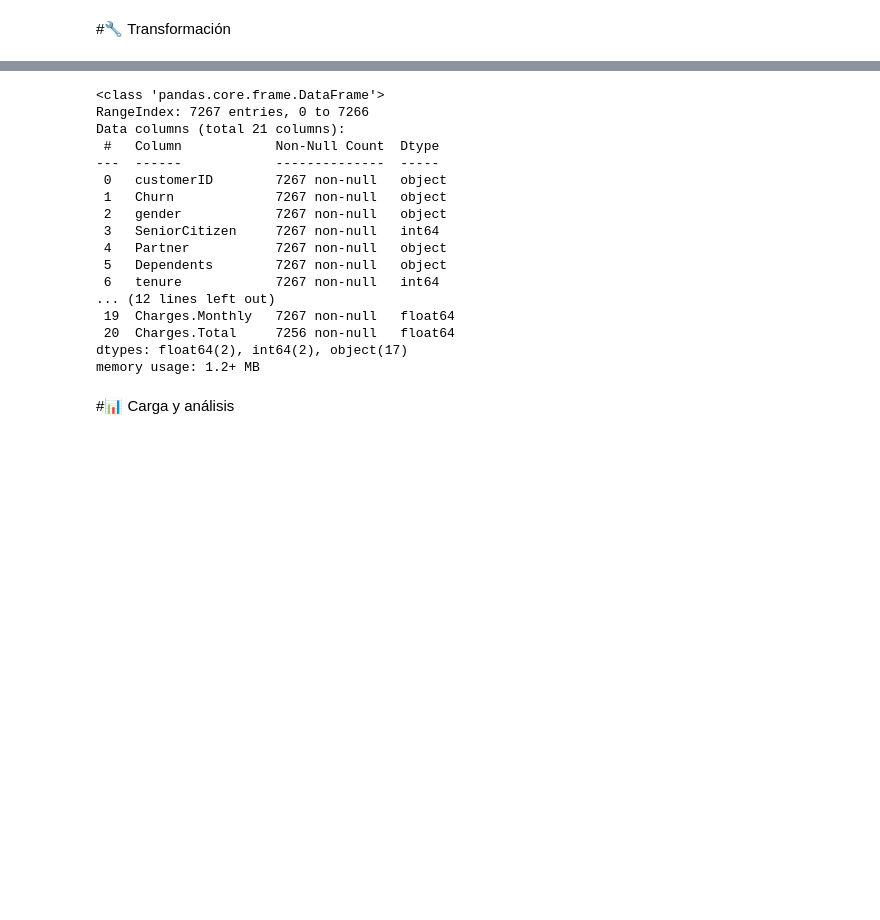
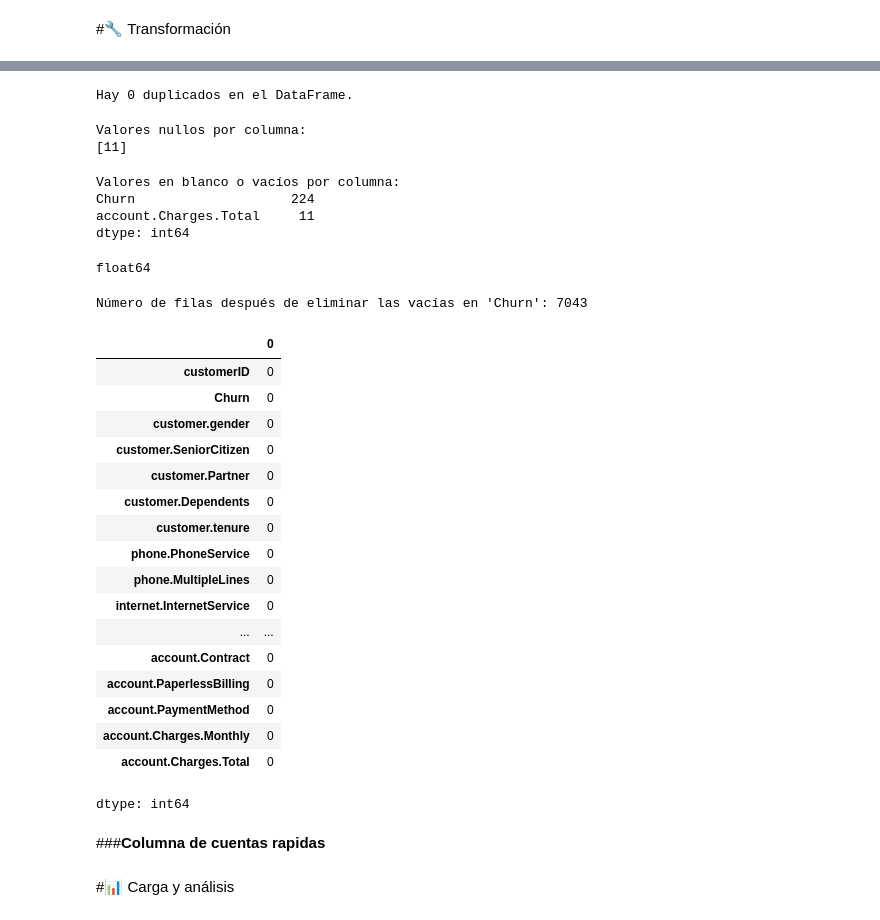
Before and after one commit to Diana13Delgado/Challenge-Telecom-X, a Jupyter notebook: TelecomX_LATAM.ipynb, the cells around one changed output, grey strips where cells are left out. Saved outputs shown, nothing was run; the diff lists cells and outputs as text; code cells hidden in the pictures; blank space fills up the shorter version.

```diff
--- a/TelecomX_LATAM.ipynb
+++ b/TelecomX_LATAM.ipynb
@@ -48,24 +155,63 @@ df_normalizado
+# %%
+#numeros duplicados
+duplicados = df_normalizado.duplicated()
+print(f"Hay {duplicados.sum()} duplicados en el DataFrame.")
+# %% [output]
+Hay 0 duplicados en el DataFrame.
+# %%
+#valores nulos
+valores_nulos = df_normalizado.isnull().values.sum()
+print("\nValores nullos por columna:")
+print(valores_nulos[valores_nulos>0])
+# %% [output]
+Valores nullos por columna:
+[11]
+# %%
+# valores en blaco o vacios
+valores_en_blanco_o_vacios = df_normalizado.apply(lambda x: x.astype(str).str.strip() == '').sum()
+print("\nValores en blanco o vacíos por columna:")
+print(valores_en_blanco_o_vacios[valores_en_blanco_o_vacios > 0])
+# %% [output]
+Valores en blanco o vacíos por columna:
+Churn                    224
+account.Charges.Total     11
+dtype: int64
 # %%
-df_normalizado["Charges.Total"] = pd.to_numeric(df_normalizado["Charges.Total"].replace(' ', pd.NA), errors='coerce')
-df_normalizado.info()
+#convertir la columna charge total a float
+df_normalizado['account.Charges.Total'] = pd.to_numeric(df_normalizado['account.Charges.Total'], errors='coerce')
+print(df_normalizado['account.Charges.Total'].dtype)
 # %% [output]
-<class 'pandas.core.frame.DataFrame'>
-RangeIndex: 7267 entries, 0 to 7266
-Data columns (total 21 columns):
- #   Column            Non-Null Count  Dtype
----  ------            --------------  -----
- 0   customerID        7267 non-null   object
- 1   Churn             7267 non-null   object
- 2   gender            7267 non-null   object
- 3   SeniorCitizen     7267 non-null   int64
- 4   Partner           7267 non-null   object
- 5   Dependents        7267 non-null   object
- 6   tenure            7267 non-null   int64
-... (12 lines left out)
- 19  Charges.Monthly   7267 non-null   float64
- 20  Charges.Total     7256 non-null   float64
-dtypes: float64(2), int64(2), object(17)
-memory usage: 1.2+ MB
+float64
+# %%
+#eliminando las columnas de churn vacios
+df_normalizado = df_normalizado[df_normalizado['Churn'].str.strip() != '']
+print("Número de filas después de eliminar las vacías en 'Churn':", len(df_normalizado))
+# %% [output]
+Número de filas después de eliminar las vacías en 'Churn': 7043
+# %%
+# Vacíos o en blanco
+df_normalizado.apply(lambda x: x.astype(str).str.strip() == '').sum()
+# %% [output]
+|  | 0 |
+| customerID | 0 |
+| Churn | 0 |
+| customer.gender | 0 |
+| customer.SeniorCitizen | 0 |
+| customer.Partner | 0 |
+| customer.Dependents | 0 |
+| customer.tenure | 0 |
+| phone.PhoneService | 0 |
+| phone.MultipleLines | 0 |
+| internet.InternetService | 0 |
+| ... | ... |
+| account.Contract | 0 |
+| account.PaperlessBilling | 0 |
+| account.PaymentMethod | 0 |
+| account.Charges.Monthly | 0 |
+| account.Charges.Total | 0 |
+dtype: int64
+# %% [markdown]
+###**Columna de cuentas rapidas**
 # %% [markdown]
 #📊 Carga y análisis
 # %% [markdown]
```
Also changed, not shown: parts of 12 cells of this notebook.
